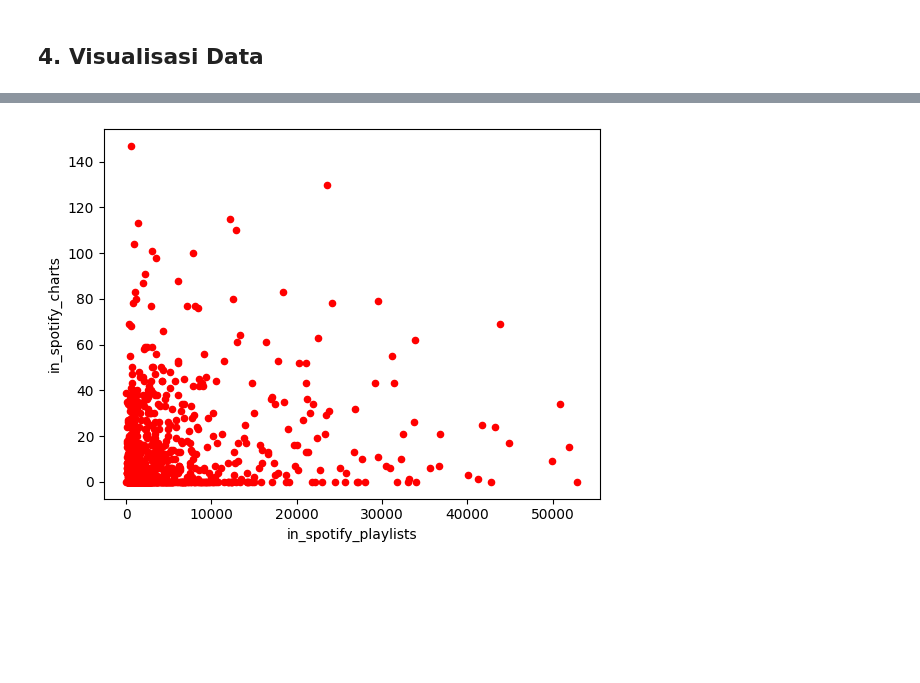
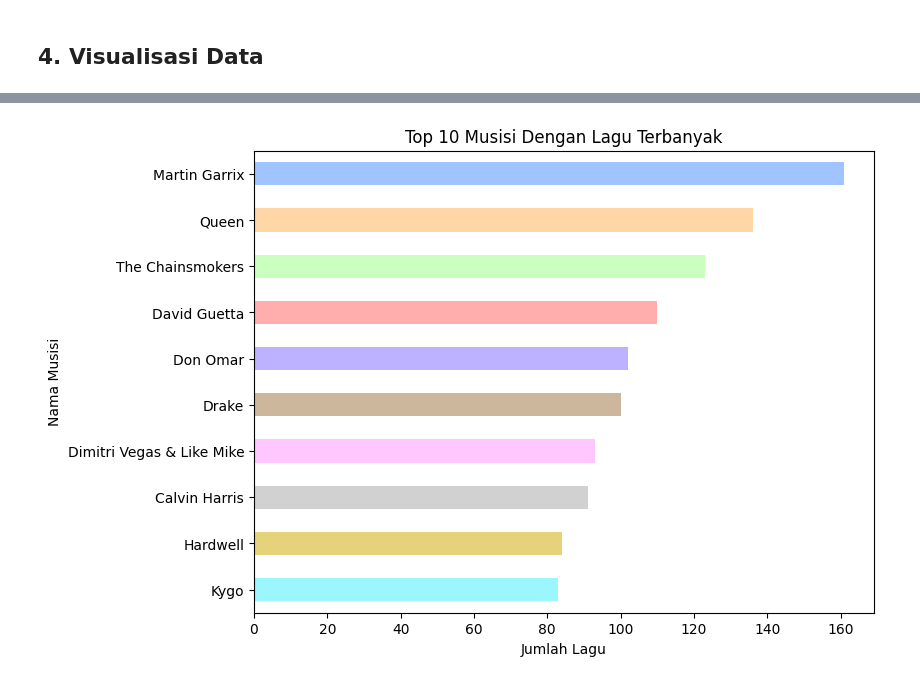
Before and after one commit to susTuna/Analisis-dan-Visualisasi-Data-Lagu-Spotify, a Jupyter notebook: Tubes.ipynb, the cells around one changed output, grey strips where cells are left out. Drawn from its saved outputs; the diff is of its cells as text; code cells hidden in the pictures; blank space fills up the shorter version.

Commit message:
modified:   Tubes.ipynb 	new file:   spotify_songs.csv

```diff
--- a/Tubes.ipynb
+++ b/Tubes.ipynb
@@ -4,6 +4,6 @@
 #run this before anything else to read the data and load the required library so this file aint gonna git fukt
 import pandas as pd
 import matplotlib.pyplot as plt
-df=pd.read_csv("spotify-2023.csv",encoding='latin-1')
+data=pd.read_csv('spotify_songs.csv')
 # %% [markdown]
 ## **1. Show Data**
@@ -35,5 +28,9 @@ plt.show()
-# %%
-d=df.sort_values(["in_spotify_playlists"],ascending=False)
-e=d.plot(kind='scatter',x='in_spotify_playlists',y='in_spotify_charts',color='red')
-# %% [output]
-[figure, removed]
+# %%
+topartist=data['track_artist'].value_counts().head(10).sort_values(ascending=True)
+warna=['#9bf6ff','#e7d27c','#d1d1d1','#ffc6ff','#ccb79c','#bdb2ff','#ffadad','#caffbf','#ffd6a5','#a0c4ff']
+plt.figure(figsize=(8,6))
+topartist.plot(kind='barh',xlabel='Jumlah Lagu',ylabel='Nama Musisi',color=warna)
+plt.title('Top 10 Musisi Dengan Lagu Terbanyak')
+plt.show()
+# %% [output]
+[figure, added]
```
Also changed, not shown: parts of 7 cells of this notebook, 1 other file.
